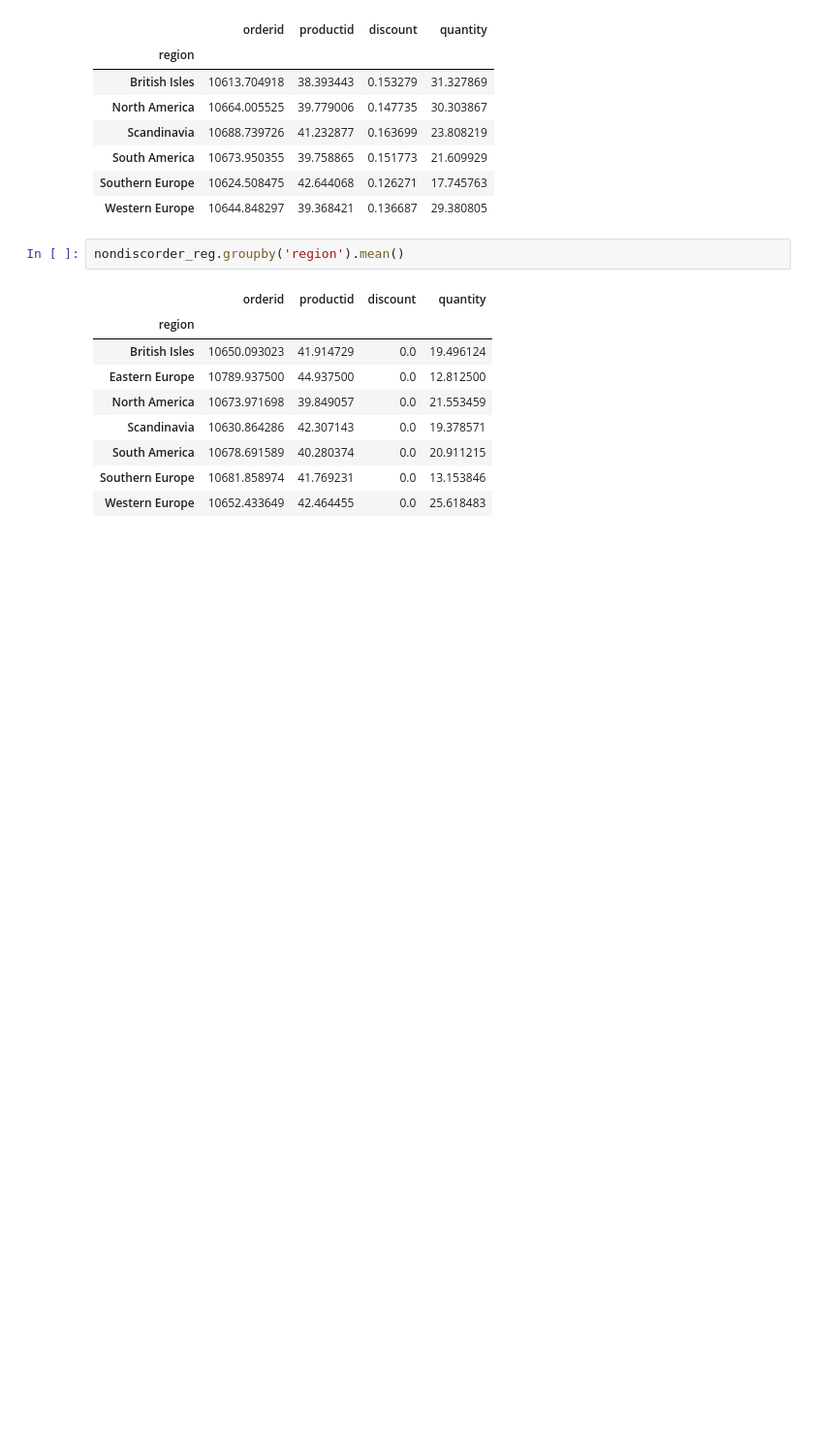
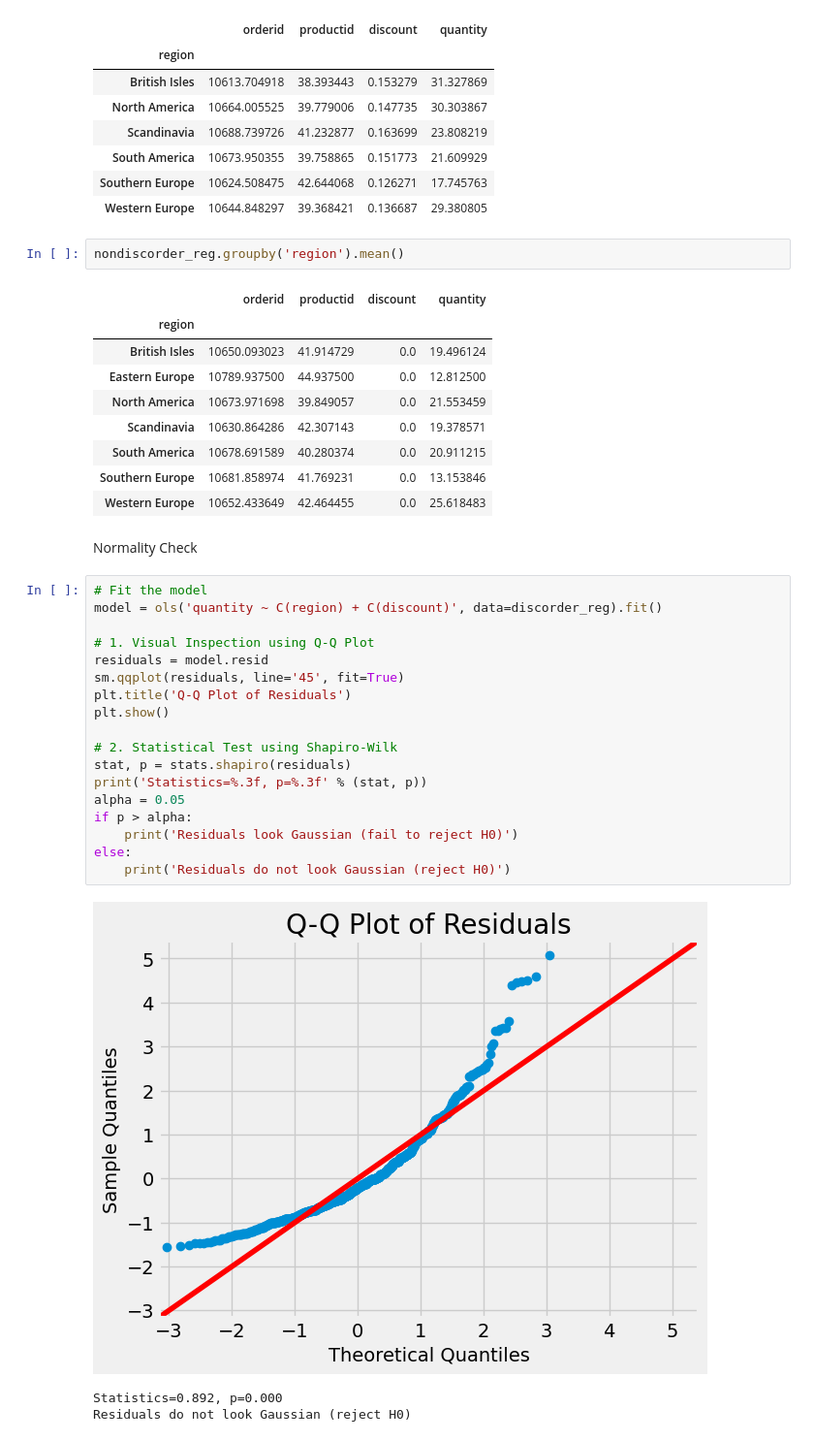
Before and after one commit to nani2357/Statistical-Analysis-on-Northwind-Sample-Database, a Jupyter notebook: Notebooks/hypothesis_testing.ipynb, the cells around one changed output. Shown: that part at 97% size. Saved outputs shown, nothing was run; the diff lists cells and outputs as text; blank space fills up the shorter version.

```diff
--- a/Notebooks/hypothesis_testing.ipynb
+++ b/Notebooks/hypothesis_testing.ipynb
@@ -899,3 +899,27 @@ nondiscorder_reg.groupby('region').mean()
 | South America | 10678.691589 | 40.280374 | 0.0 | 20.911215 |
 | Southern Europe | 10681.858974 | 41.769231 | 0.0 | 13.153846 |
 | Western Europe | 10652.433649 | 42.464455 | 0.0 | 25.618483 |
+# %% [markdown]
+Normality Check
+# %%
+# Fit the model
+model = ols('quantity ~ C(region) + C(discount)', data=discorder_reg).fit()
+
+# 1. Visual Inspection using Q-Q Plot
+residuals = model.resid
+sm.qqplot(residuals, line='45', fit=True)
+plt.title('Q-Q Plot of Residuals')
+plt.show()
+
+# 2. Statistical Test using Shapiro-Wilk
+stat, p = stats.shapiro(residuals)
+print('Statistics=%.3f, p=%.3f' % (stat, p))
+alpha = 0.05
+if p > alpha:
+    print('Residuals look Gaussian (fail to reject H0)')
+else:
+    print('Residuals do not look Gaussian (reject H0)')
+# %% [output]
+[figure, added]
+Statistics=0.892, p=0.000
+Residuals do not look Gaussian (reject H0)
```
Also changed, not shown: parts of 10 cells of this notebook.
